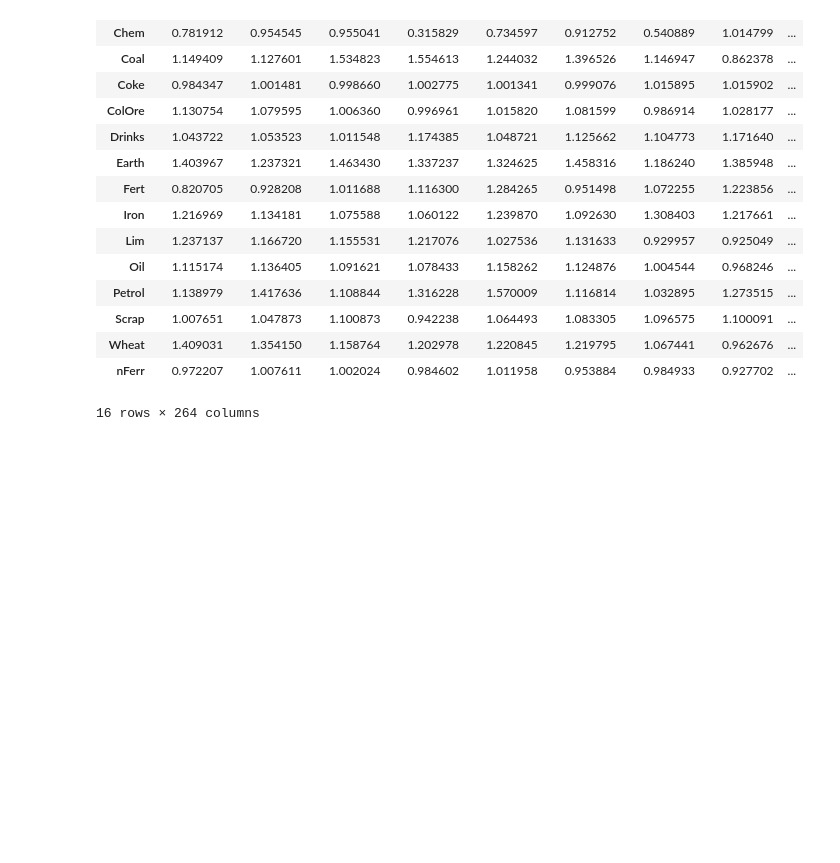
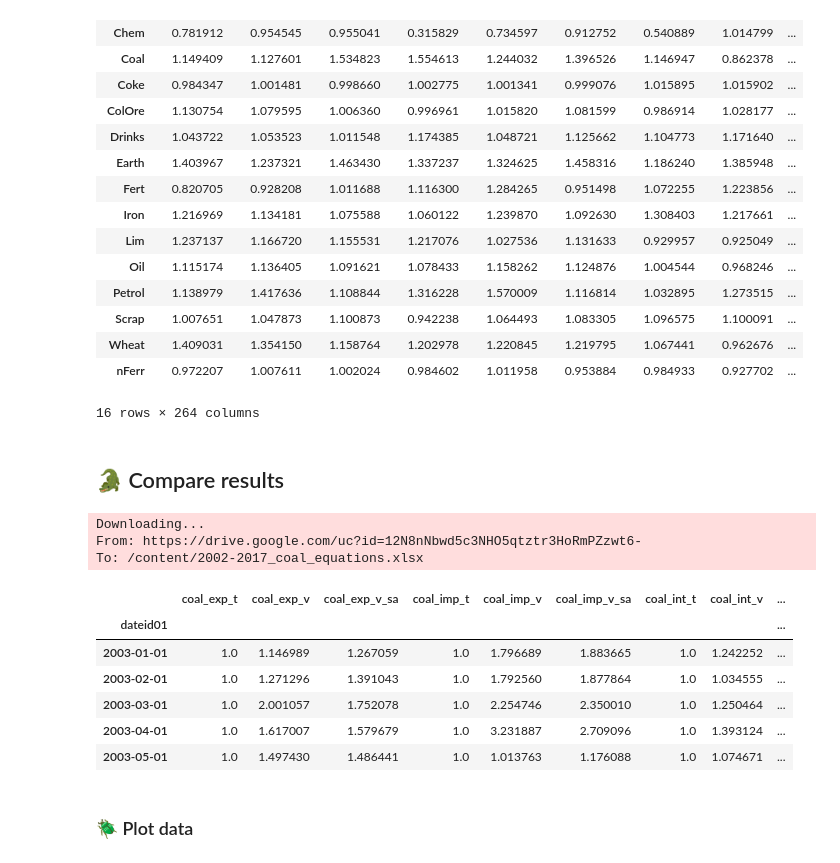
Before and after one commit to zhus-dika/railways_caclulations, a Jupyter notebook: railways_calculations_volume_data_p1_3.ipynb, the cells around one changed output. Drawn from its saved outputs; the diff is of its cells as text; code cells hidden in the pictures; blank space fills up the shorter version.

```diff
--- a/railways_calculations_volume_data_p1_3.ipynb
+++ b/railways_calculations_volume_data_p1_3.ipynb
@@ -928,3 +928,13 @@ df_2003_2024_with_index
 | Wheat | 1.409031 | 1.354150 | 1.158764 | 1.202978 | 1.220845 | 1.219795 | 1.067441 | 0.962676 | ... |
 | nFerr | 0.972207 | 1.007611 | 1.002024 | 0.984602 | 1.011958 | 0.953884 | 0.984933 | 0.927702 | ... |
 16 rows × 264 columns
+# %% [markdown]
+## 🐊 Compare results
+# %%
+url = "https://drive.google.com/uc?id=12N8nNbwd5c3NHO5qtztr3HoRmPZzwt6-"
+output = '2002-2017_coal_equations.xlsx'
+gdown.download(url, output, quiet=False);
+# %% [output]
+Downloading...
+From: https://drive.google.com/uc?id=12N8nNbwd5c3NHO5qtztr3HoRmPZzwt6-
+To: /content/2002-2017_coal_equations.xlsx
@@ -930,0 +943,12 @@ df_2003_2024_with_index
+# %%
+df_eviews.head()
+# %% [output]
+|  | coal_exp_t | coal_exp_v | coal_exp_v_sa | coal_imp_t | coal_imp_v | coal_imp_v_sa | coal_int_t | coal_int_v | ... |
+| dateid01 |  |  |  |  |  |  |  |  | ... |
+| 2003-01-01 | 1.0 | 1.146989 | 1.267059 | 1.0 | 1.796689 | 1.883665 | 1.0 | 1.242252 | ... |
+| 2003-02-01 | 1.0 | 1.271296 | 1.391043 | 1.0 | 1.792560 | 1.877864 | 1.0 | 1.034555 | ... |
+| 2003-03-01 | 1.0 | 2.001057 | 1.752078 | 1.0 | 2.254746 | 2.350010 | 1.0 | 1.250464 | ... |
+| 2003-04-01 | 1.0 | 1.617007 | 1.579679 | 1.0 | 3.231887 | 2.709096 | 1.0 | 1.393124 | ... |
+| 2003-05-01 | 1.0 | 1.497430 | 1.486441 | 1.0 | 1.013763 | 1.176088 | 1.0 | 1.074671 | ... |
+# %% [markdown]
+### 🪲 Plot data
```
Also changed, not shown: parts of 27 cells of this notebook.
